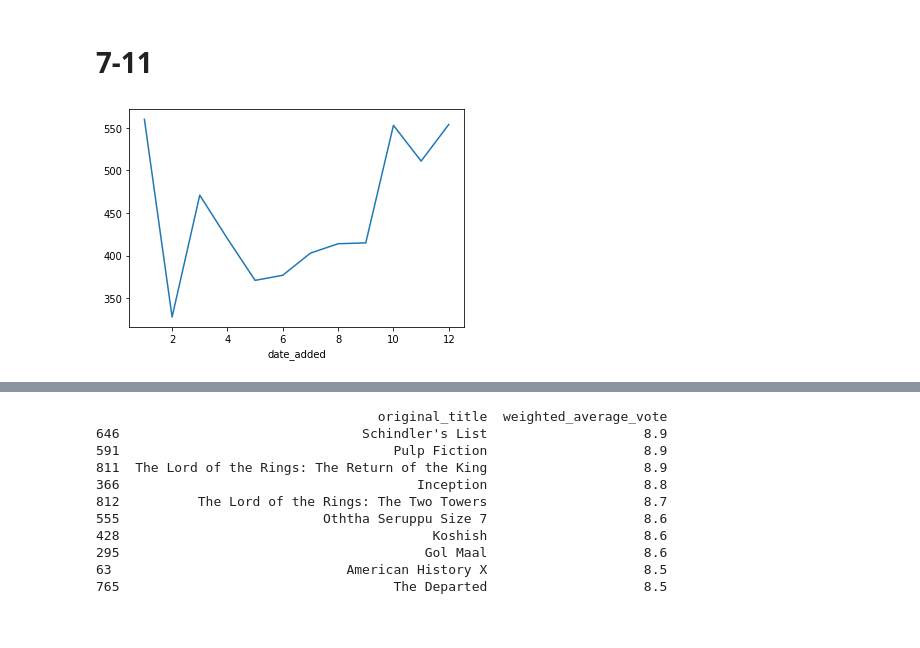
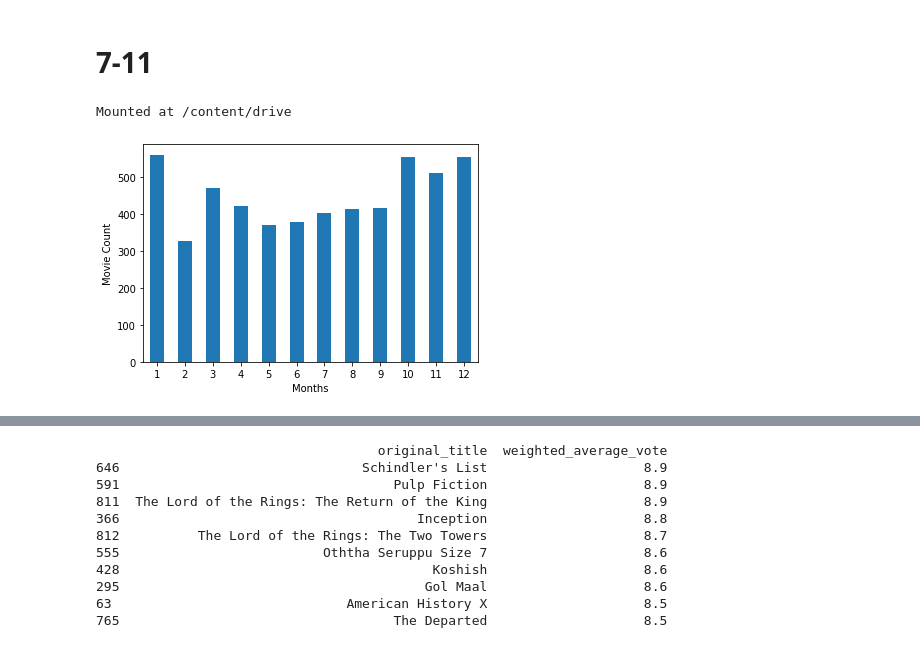
Before and after one commit to Uni-2018-n/tede_1, a Jupyter notebook: que_7-11.ipynb, the cells around one changed output, grey strips where cells are left out. Drawn from its saved outputs; the diff is of its cells as text; code cells hidden in the pictures.

```diff
--- a/que_7-11.ipynb
+++ b/que_7-11.ipynb
@@ -1,4 +1,9 @@
 # %% [markdown]
 # 7-11
+# %%
+from google.colab import drive
+drive.mount("/content/drive")
+# %% [output]
+Mounted at /content/drive
 # %%
 import pandas as pd
@@ -10,10 +16,12 @@ imdbMovies = pd.read_csv('data/IMDb movies.csv')
 imdbratings = pd.read_csv('data/IMDb ratings.csv')
 # %%
 def ex_7():
-    movies = netflix[netflix['type'] == "Movie"]
-    months = movies.groupby(pd.DatetimeIndex(movies['date_added']).month)
-    movies_months = months.count()
-    movies_months['date_added'].plot()
+    df = netflix.dropna(subset=['type', 'date_added', 'show_id'])
+    movies = df[df['type'] == "Movie"]
+    months = movies.groupby(pd.DatetimeIndex(movies['date_added']).month)['show_id'].count()
+    ax= months.plot(kind="bar", rot=0)
+    ax.set_xlabel("Months")
+    ax.set_ylabel("Movie Count")
 ex_7()
 # %% [output]
-[figure, old version]
+[figure, new version]
```
Also changed, not shown: parts of 7 cells of this notebook.
